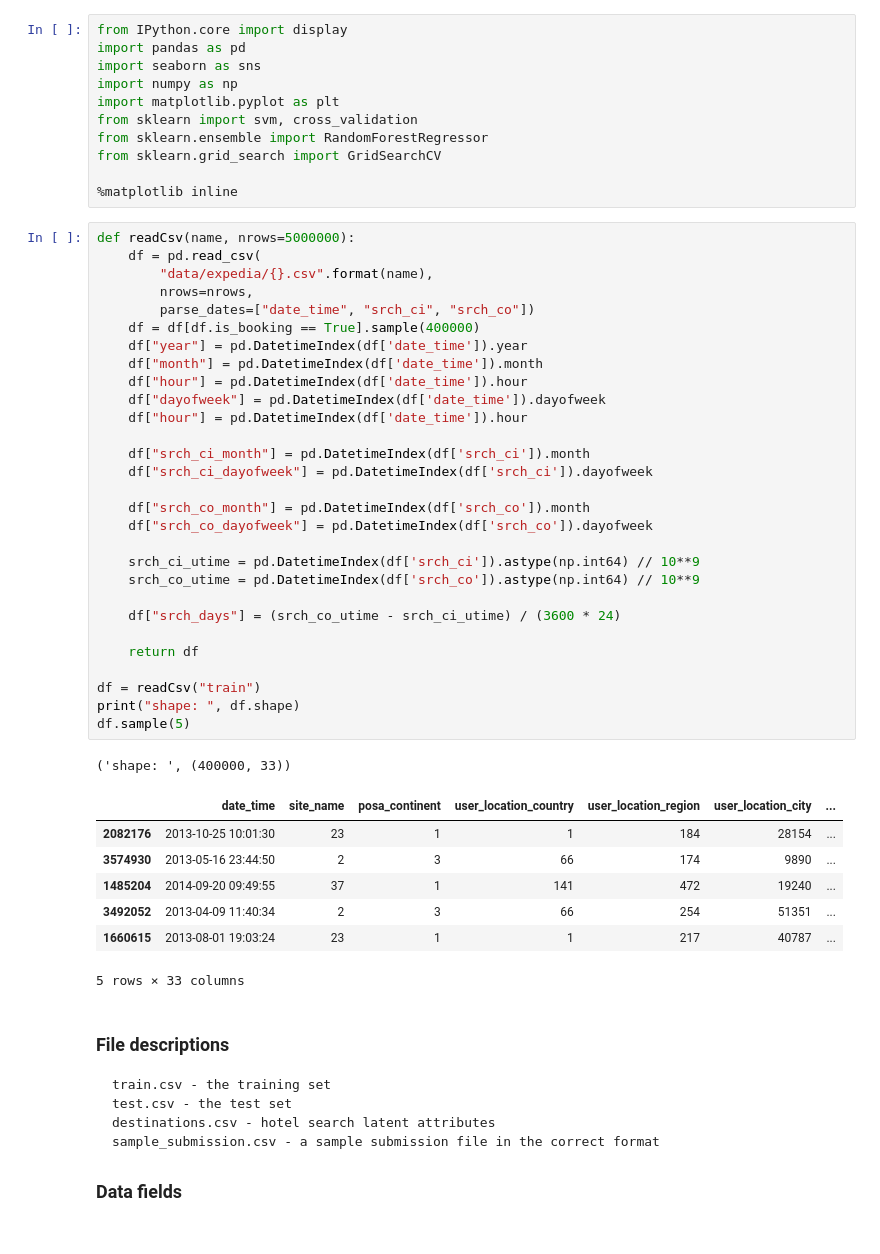
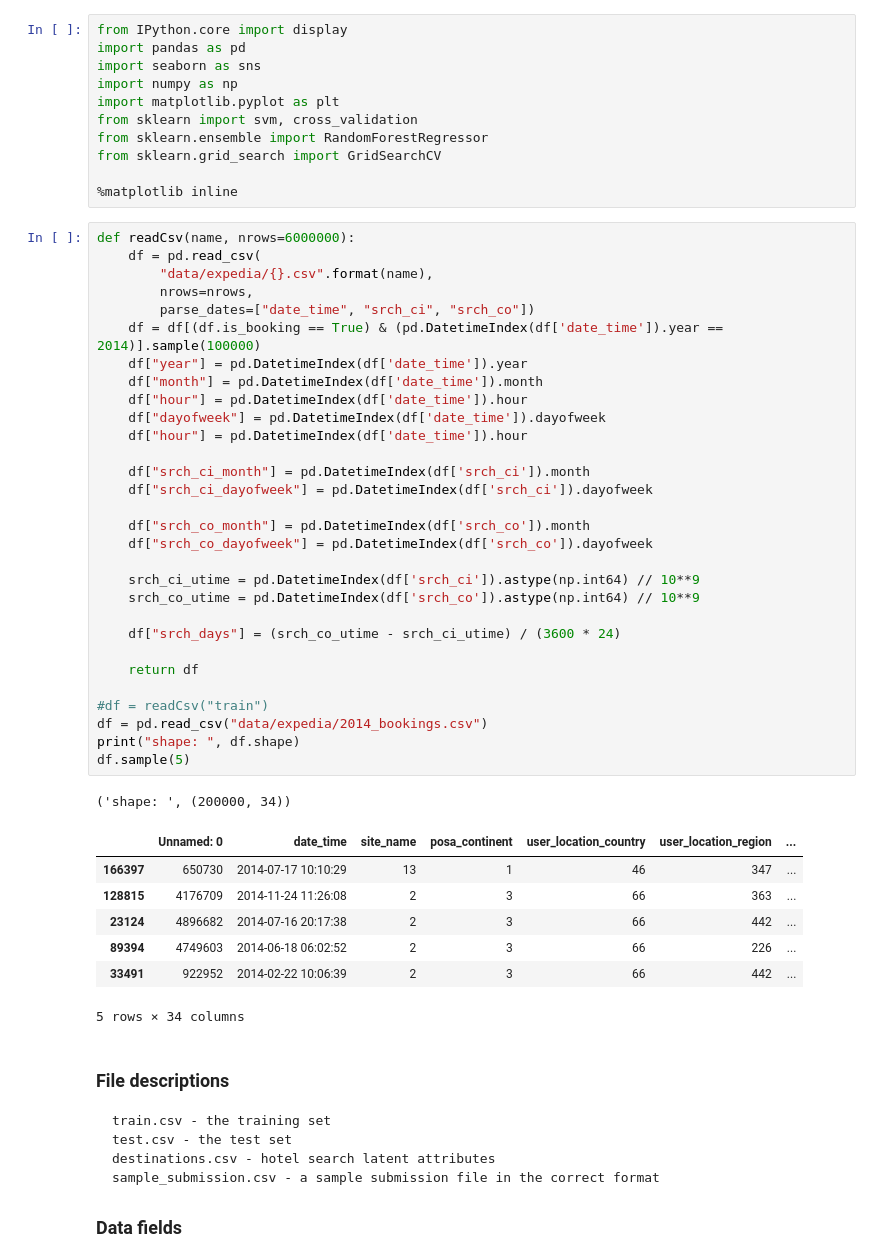
Before and after one commit to muatik/prp, a Jupyter notebook: expedia.ipynb, the cells around one changed output. Cells and saved outputs as stored; diff of their text form.

```diff
--- a/expedia.ipynb
+++ b/expedia.ipynb
@@ -10,43 +10,44 @@ from sklearn.grid_search import GridSearchCV
 
 %matplotlib inline
 # %%
-def readCsv(name, nrows=5000000):
+def readCsv(name, nrows=6000000):
     df = pd.read_csv(
         "data/expedia/{}.csv".format(name),
         nrows=nrows,
         parse_dates=["date_time", "srch_ci", "srch_co"])
-    df = df[df.is_booking == True].sample(400000)
+    df = df[(df.is_booking == True) & (pd.DatetimeIndex(df['date_time']).year == 2014)].sample(100000)
     df["year"] = pd.DatetimeIndex(df['date_time']).year
     df["month"] = pd.DatetimeIndex(df['date_time']).month
     df["hour"] = pd.DatetimeIndex(df['date_time']).hour
     df["dayofweek"] = pd.DatetimeIndex(df['date_time']).dayofweek
     df["hour"] = pd.DatetimeIndex(df['date_time']).hour
 
     df["srch_ci_month"] = pd.DatetimeIndex(df['srch_ci']).month
     df["srch_ci_dayofweek"] = pd.DatetimeIndex(df['srch_ci']).dayofweek
 
     df["srch_co_month"] = pd.DatetimeIndex(df['srch_co']).month
     df["srch_co_dayofweek"] = pd.DatetimeIndex(df['srch_co']).dayofweek
 
     srch_ci_utime = pd.DatetimeIndex(df['srch_ci']).astype(np.int64) // 10**9
     srch_co_utime = pd.DatetimeIndex(df['srch_co']).astype(np.int64) // 10**9
 
     df["srch_days"] = (srch_co_utime - srch_ci_utime) / (3600 * 24)
 
     return df
 
-df = readCsv("train")
+#df = readCsv("train")
+df = pd.read_csv("data/expedia/2014_bookings.csv")
 print("shape: ", df.shape)
 df.sample(5)
 # %% [output]
-('shape: ', (400000, 33))
+('shape: ', (200000, 34))
-|  | date_time | site_name | posa_continent | user_location_country | user_location_region | user_location_city | ... |
-| 2082176 | 2013-10-25 10:01:30 | 23 | 1 | 1 | 184 | 28154 | ... |
-| 3574930 | 2013-05-16 23:44:50 | 2 | 3 | 66 | 174 | 9890 | ... |
-| 1485204 | 2014-09-20 09:49:55 | 37 | 1 | 141 | 472 | 19240 | ... |
-| 3492052 | 2013-04-09 11:40:34 | 2 | 3 | 66 | 254 | 51351 | ... |
-| 1660615 | 2013-08-01 19:03:24 | 23 | 1 | 1 | 217 | 40787 | ... |
+|  | Unnamed: 0 | date_time | site_name | posa_continent | user_location_country | user_location_region | ... |
+| 166397 | 650730 | 2014-07-17 10:10:29 | 13 | 1 | 46 | 347 | ... |
+| 128815 | 4176709 | 2014-11-24 11:26:08 | 2 | 3 | 66 | 363 | ... |
+| 23124 | 4896682 | 2014-07-16 20:17:38 | 2 | 3 | 66 | 442 | ... |
+| 89394 | 4749603 | 2014-06-18 06:02:52 | 2 | 3 | 66 | 226 | ... |
+| 33491 | 922952 | 2014-02-22 10:06:39 | 2 | 3 | 66 | 442 | ... |
-5 rows × 33 columns
+5 rows × 34 columns
 # %% [markdown]
 
 ### File descriptions
```
Also changed, not shown: parts of 18 cells of this notebook.
